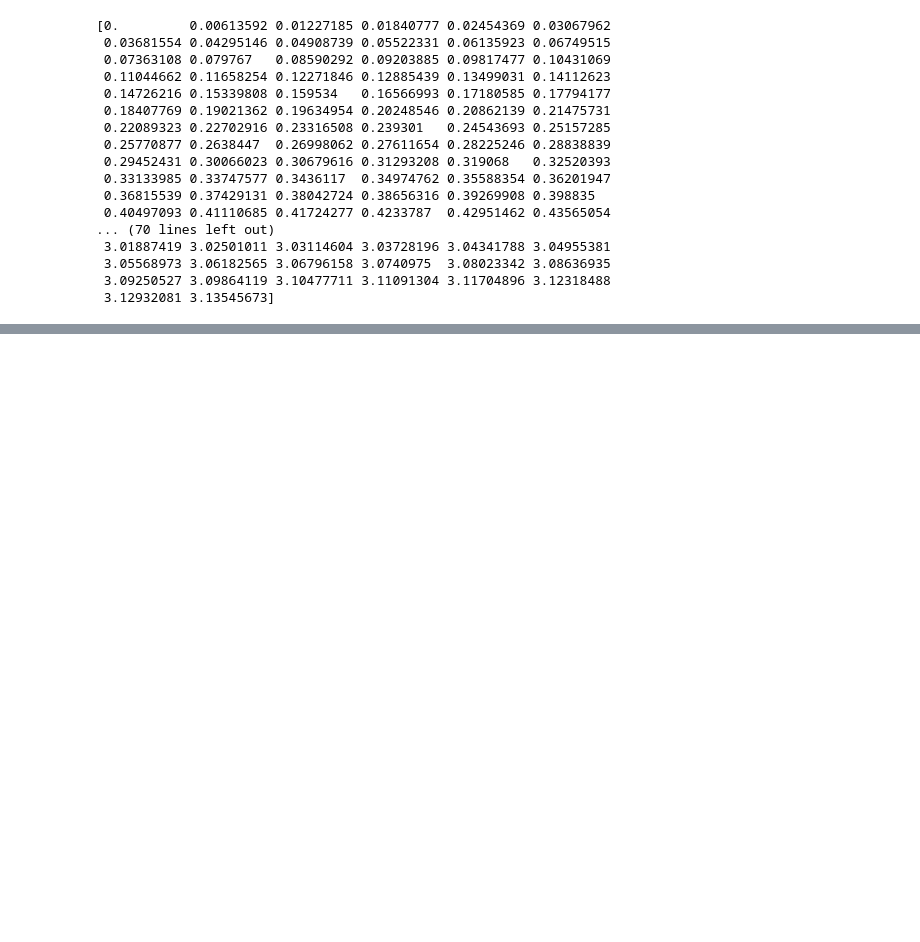
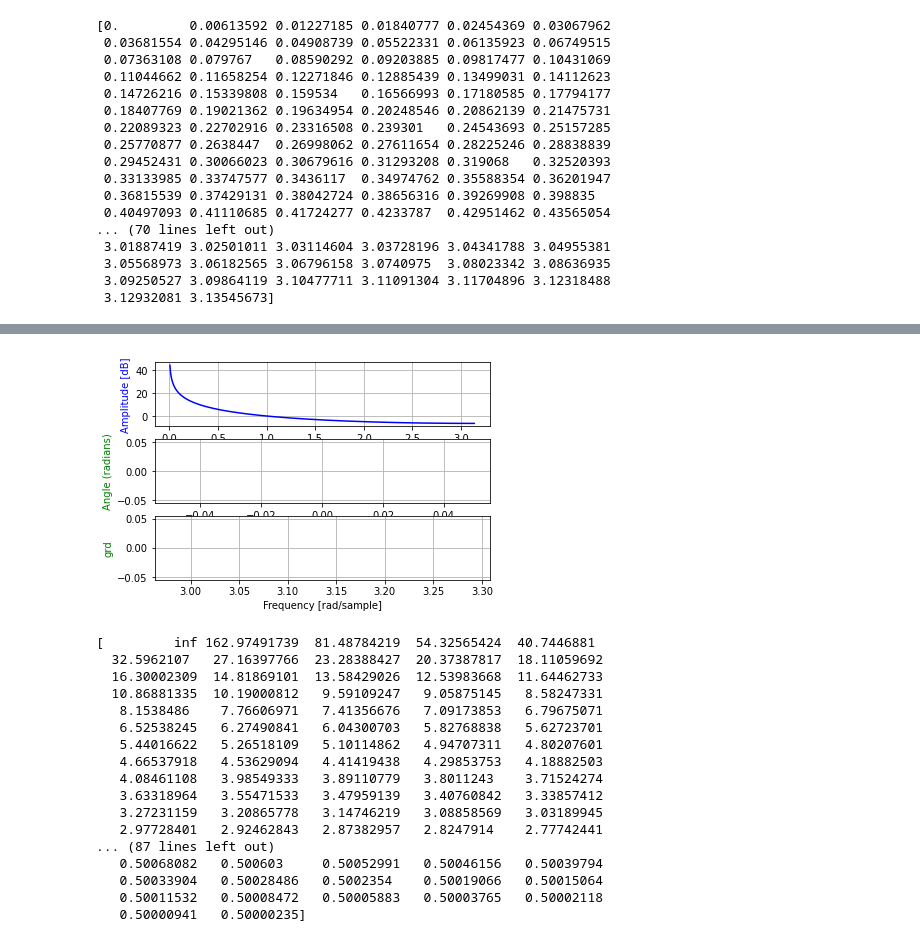
Before and after one commit to liletian/python, a Jupyter notebook: Z_signal_process.ipynb, the cells around one changed output, grey strips where cells are left out. Drawn from its saved outputs; the diff is of its cells as text; code cells hidden in the pictures; blank space fills up the shorter version.

```diff
--- a/Z_signal_process.ipynb
+++ b/Z_signal_process.ipynb
@@ -352,0 +370,4 @@ print(w)
+# %%
+w, H = signal.freqz(b,a)
+print(w)
+len(w)
@@ -352,0 +393,45 @@ print(w)
+# %%
+import matplotlib.pyplot as plt
+plt.subplot(311)
+plt.plot(w, 20 * np.log10(np.abs(H)), 'b')
+plt.ylabel('Amplitude [dB]', color='b')
+plt.xlabel('Frequency [rad/sample]')
+plt.grid(True)
+plt.axis('tight')
+plt.subplot(312)
+angles = np.unwrap(np.angle(H))
+plt.plot(w, angles, 'g')
+plt.ylabel('Angle (radians)', color='g')
+plt.xlabel('Frequency [rad/sample]')
+plt.grid(True)
+plt.axis('tight')
+
+plt.subplot(313)
+grd = np.diff(angles)/np.diff(w)
+grd_temp=np.append(grd,0)
+plt.plot(w, grd_temp, 'r')
+plt.ylabel('grd', color='g')
+plt.xlabel('Frequency [rad/sample]')
+plt.grid(True)
+plt.axis('tight')
+plt.show()
+print(abs(H))
+# %% [output]
+[figure, added]
+[         inf 162.97491739  81.48784219  54.32565424  40.7446881
+  32.5962107   27.16397766  23.28388427  20.37387817  18.11059692
+  16.30002309  14.81869101  13.58429026  12.53983668  11.64462733
+  10.86881335  10.19000812   9.59109247   9.05875145   8.58247331
+   8.1538486    7.76606971   7.41356676   7.09173853   6.79675071
+   6.52538245   6.27490841   6.04300703   5.82768838   5.62723701
+   5.44016622   5.26518109   5.10114862   4.94707311   4.80207601
+   4.66537918   4.53629094   4.41419438   4.29853753   4.18882503
+   4.08461108   3.98549333   3.89110779   3.8011243    3.71524274
+   3.63318964   3.55471533   3.47959139   3.40760842   3.33857412
+   3.27231159   3.20865778   3.14746219   3.08858569   3.03189945
+   2.97728401   2.92462843   2.87382957   2.8247914    2.77742441
+... (87 lines left out)
+   0.50068082   0.500603     0.50052991   0.50046156   0.50039794
+   0.50033904   0.50028486   0.5002354    0.50019066   0.50015064
+   0.50011532   0.50008472   0.50005883   0.50003765   0.50002118
+   0.50000941   0.50000235]
```
Also changed, not shown: parts of 6 cells of this notebook.
